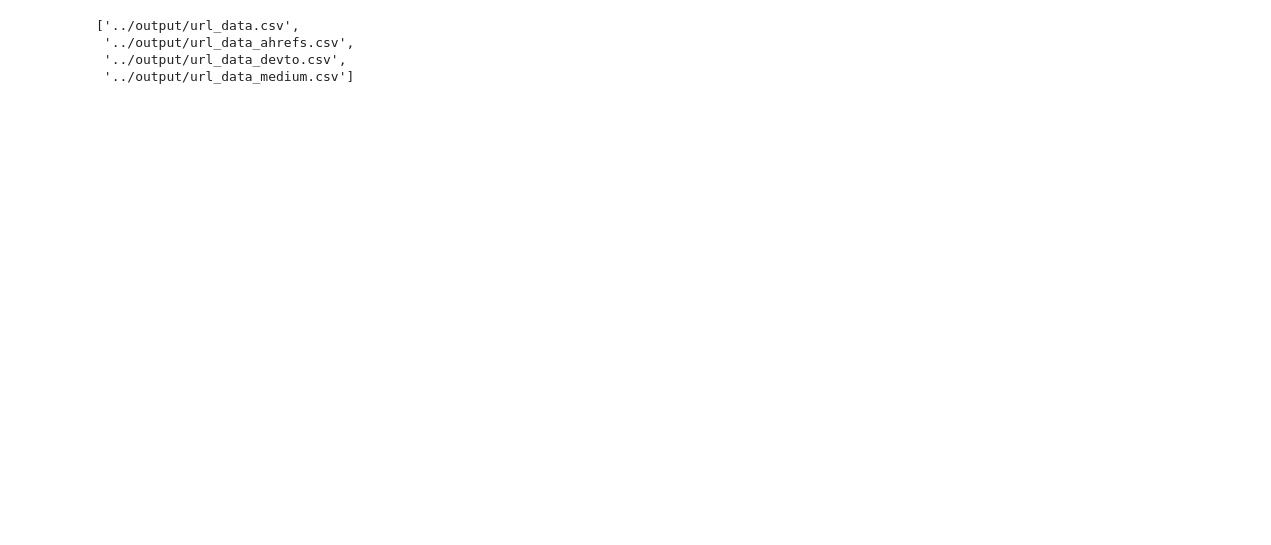
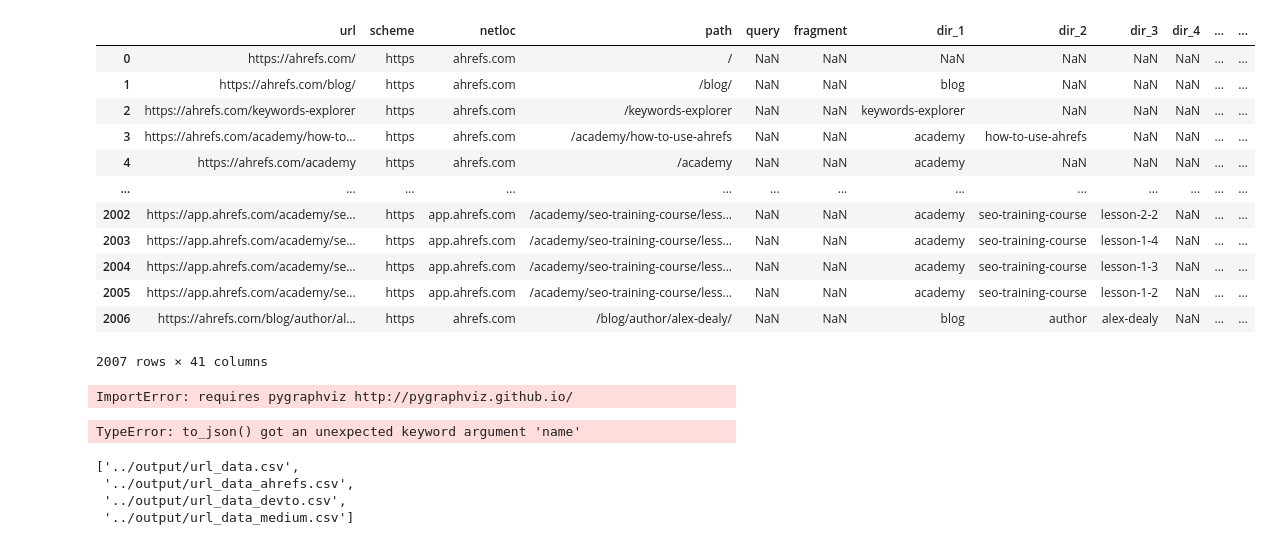
Before and after one commit to neeschal00/django-advertools, a Jupyter notebook: notebooks/url_classifier.ipynb, the cells around one changed output. Saved outputs shown, nothing was run; the diff lists cells and outputs as text; code cells hidden in the pictures; blank space fills up the shorter version.

```diff
--- a/notebooks/url_classifier.ipynb
+++ b/notebooks/url_classifier.ipynb
@@ -2,4 +2,5 @@
 import advertools as adv
 import pandas as pd
 import os
+pd.set_option('max_colwidth', None)
 # %%
@@ -30,0 +74,18 @@ TypeError: to_json() got an unexpected keyword argument 'name'
+# %%
+url_df = pd.read_csv("../output/url_data_ahrefs.csv",index_col=None)
+url_df.drop(url_df.columns[url_df.columns.str.contains('unnamed',case = False)],axis = 1, inplace = True)
+url_df
+# %% [output]
+|  | url | scheme | netloc | path | query | fragment | dir_1 | dir_2 | dir_3 | dir_4 | ... | ... |
+| 0 | https://ahrefs.com/ | https | ahrefs.com | / | NaN | NaN | NaN | NaN | NaN | NaN | ... | ... |
+| 1 | https://ahrefs.com/blog/ | https | ahrefs.com | /blog/ | NaN | NaN | blog | NaN | NaN | NaN | ... | ... |
+| 2 | https://ahrefs.com/keywords-explorer | https | ahrefs.com | /keywords-explorer | NaN | NaN | keywords-explorer | NaN | NaN | NaN | ... | ... |
+| 3 | https://ahrefs.com/academy/how-to... | https | ahrefs.com | /academy/how-to-use-ahrefs | NaN | NaN | academy | how-to-use-ahrefs | NaN | NaN | ... | ... |
+| 4 | https://ahrefs.com/academy | https | ahrefs.com | /academy | NaN | NaN | academy | NaN | NaN | NaN | ... | ... |
+| ... | ... | ... | ... | ... | ... | ... | ... | ... | ... | ... | ... | ... |
+| 2002 | https://app.ahrefs.com/academy/se... | https | app.ahrefs.com | /academy/seo-training-course/less... | NaN | NaN | academy | seo-training-course | lesson-2-2 | NaN | ... | ... |
+| 2003 | https://app.ahrefs.com/academy/se... | https | app.ahrefs.com | /academy/seo-training-course/less... | NaN | NaN | academy | seo-training-course | lesson-1-4 | NaN | ... | ... |
+| 2004 | https://app.ahrefs.com/academy/se... | https | app.ahrefs.com | /academy/seo-training-course/less... | NaN | NaN | academy | seo-training-course | lesson-1-3 | NaN | ... | ... |
+| 2005 | https://app.ahrefs.com/academy/se... | https | app.ahrefs.com | /academy/seo-training-course/less... | NaN | NaN | academy | seo-training-course | lesson-1-2 | NaN | ... | ... |
+| 2006 | https://ahrefs.com/blog/author/al... | https | ahrefs.com | /blog/author/alex-dealy/ | NaN | NaN | blog | author | alex-dealy | NaN | ... | ... |
+2007 rows × 41 columns
@@ -31,3 +95,32 @@ TypeError: to_json() got an unexpected keyword argument 'name'
+# %%
+url ='https://www.example.com/products?id=123&category=electronics#details'
+# Parse URL
+parts = urlparse(url)
+# Create graph
+G = nx.DiGraph()
+# Add path parts as nodes
+nodes = parts.path.split('/')
+G.add_nodes_from(nodes)
+# Add query parameters as child nodes
+for param in parts.query.split('&'):
+    key, value = param.split('=')
+    G.add_edge(parts.path, key)
+    G.add_edge(key, value)
+    # Add fragment as child node
+if parts.fragment:
+    G.add_edge(parts.path, parts.fragment)
+# Draw tree
+pos = nx.nx_agraph.graphviz_layout(G, prog='neato')
+nx.draw(G, pos, with_labels=True)
+# %% [output]
+ImportError: requires pygraphviz http://pygraphviz.github.io/
+# %%
+url_sample = url_df.sample(500)
+url_sample['label'] = manually_label_urls(url_sample['url'])
+# Vectorize URLs into tfidf vectors
+vectorizer = TfidfVectorizer()
+# %% [output]
+TypeError: to_json() got an unexpected keyword argument 'name'
 # %%
 files = os.listdir("../output")
 files = ["../output/"+file for file in files if file.endswith(".csv")]
```
Also changed, not shown: parts of 12 cells of this notebook, 18 other files.
